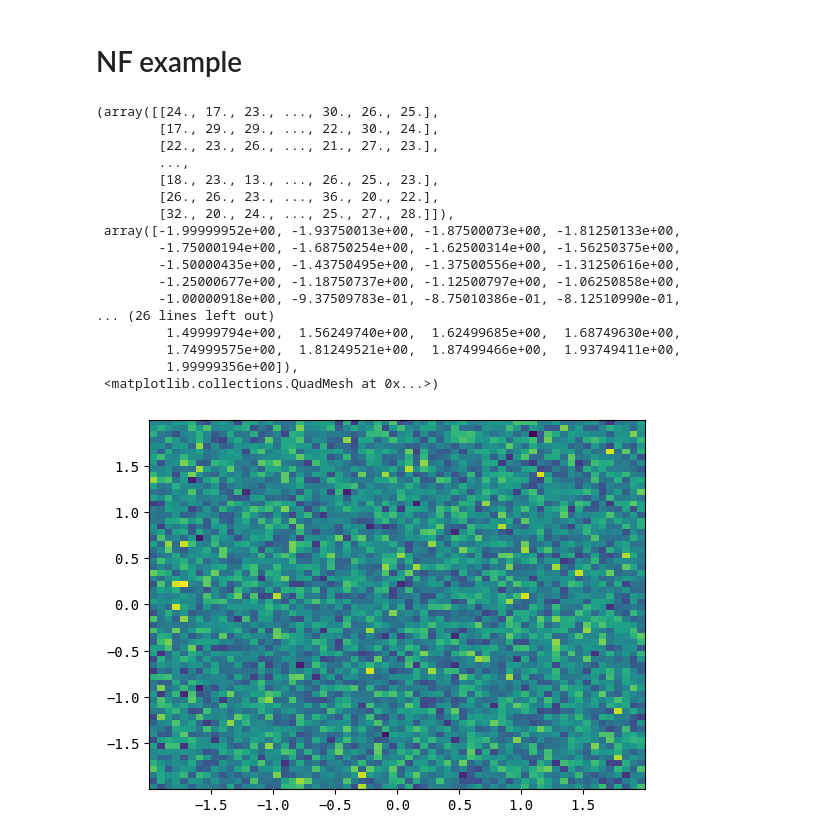
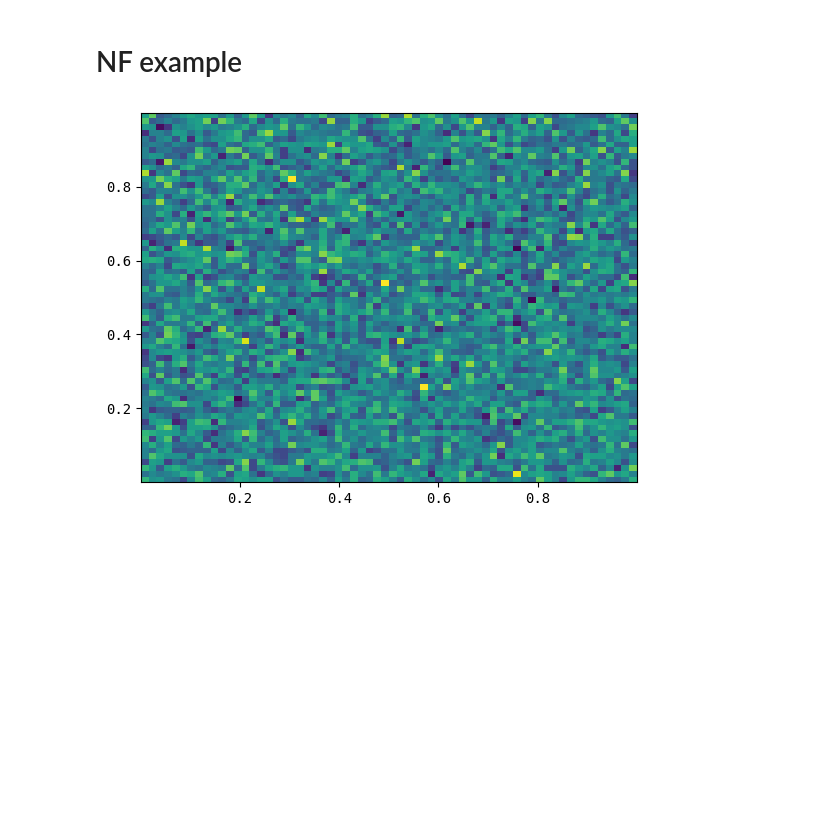
Before and after one commit to nVentis/MEM_HEP, a Jupyter notebook: notebooks/mem_nis_v2.ipynb, the cells around one changed output. Cells and saved outputs as stored; diff of their text form; code cells hidden in the pictures; blank space fills up the shorter version.

```diff
--- a/notebooks/mem_nis_v2.ipynb
+++ b/notebooks/mem_nis_v2.ipynb
@@ -93,32 +255,18 @@ def get_nfm(q0:BaseDistribution,
     # Move model on GPU if available
     return nfm.to(device)
 # %%
-a = HyperUniform(low=[-2., -2.], high=[2., 2.])
-#a = nf.distributions.base.Uniform(2, low=0., high=1.)
+B = 1.
+ndims = 8
+
+a = HyperUniform(low=[0] * ndims, high=[1] * ndims)
+#a = nf.distributions.base.Uniform(3, low=-B, high=B)
 #a = nf.distributions.base.DiagGaussian(2, trainable=False)
 
 z = a.sample(100000)
 
 pX = z.T[0].detach().cpu().numpy()
 pY = z.T[1].detach().cpu().numpy()
 
-plt.hist2d(pX, pY, bins=(64,64))
+plt.hist2d(pX, pY, bins=(64,64));
 # %% [output]
-(array([[24., 17., 23., ..., 30., 26., 25.],
-        [17., 29., 29., ..., 22., 30., 24.],
-        [22., 23., 26., ..., 21., 27., 23.],
-        ...,
-        [18., 23., 13., ..., 26., 25., 23.],
-        [26., 26., 23., ..., 36., 20., 22.],
-        [32., 20., 24., ..., 25., 27., 28.]]),
- array([-1.99999952e+00, -1.93750013e+00, -1.87500073e+00, -1.81250133e+00,
-        -1.75000194e+00, -1.68750254e+00, -1.62500314e+00, -1.56250375e+00,
-        -1.50000435e+00, -1.43750495e+00, -1.37500556e+00, -1.31250616e+00,
-        -1.25000677e+00, -1.18750737e+00, -1.12500797e+00, -1.06250858e+00,
-        -1.00000918e+00, -9.37509783e-01, -8.75010386e-01, -8.12510990e-01,
-... (26 lines left out)
-         1.49999794e+00,  1.56249740e+00,  1.62499685e+00,  1.68749630e+00,
-         1.74999575e+00,  1.81249521e+00,  1.87499466e+00,  1.93749411e+00,
-         1.99999356e+00]),
- <matplotlib.collections.QuadMesh at 0x...>)
-[figure, old version]
+[figure, new version]
```
Also changed, not shown: parts of 25 cells of this notebook, 8 other files.
